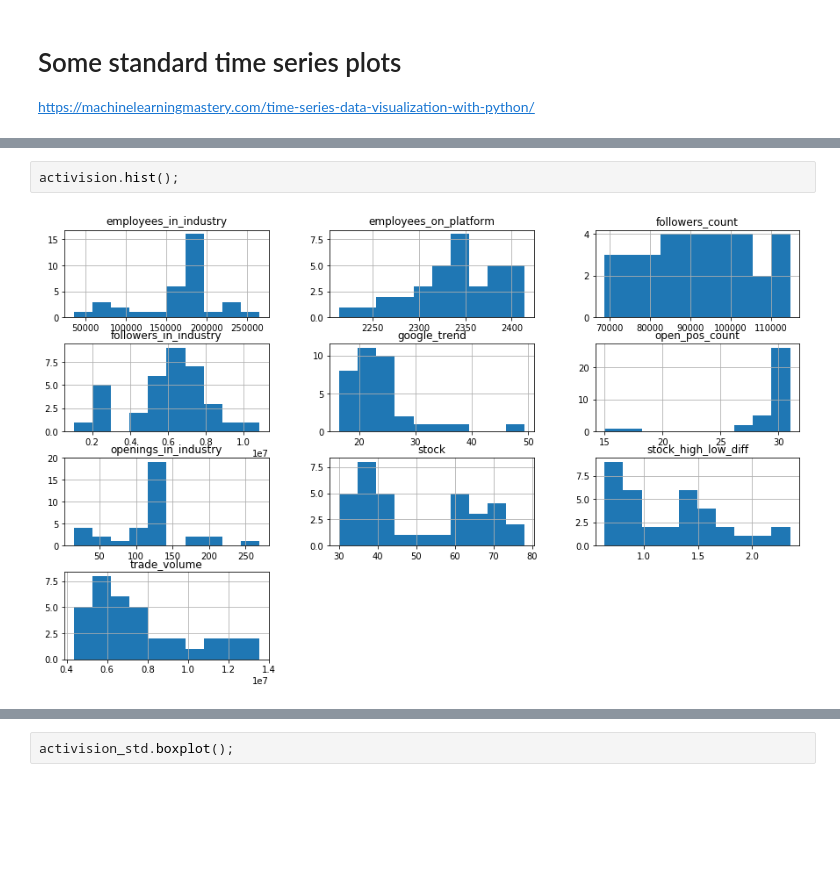
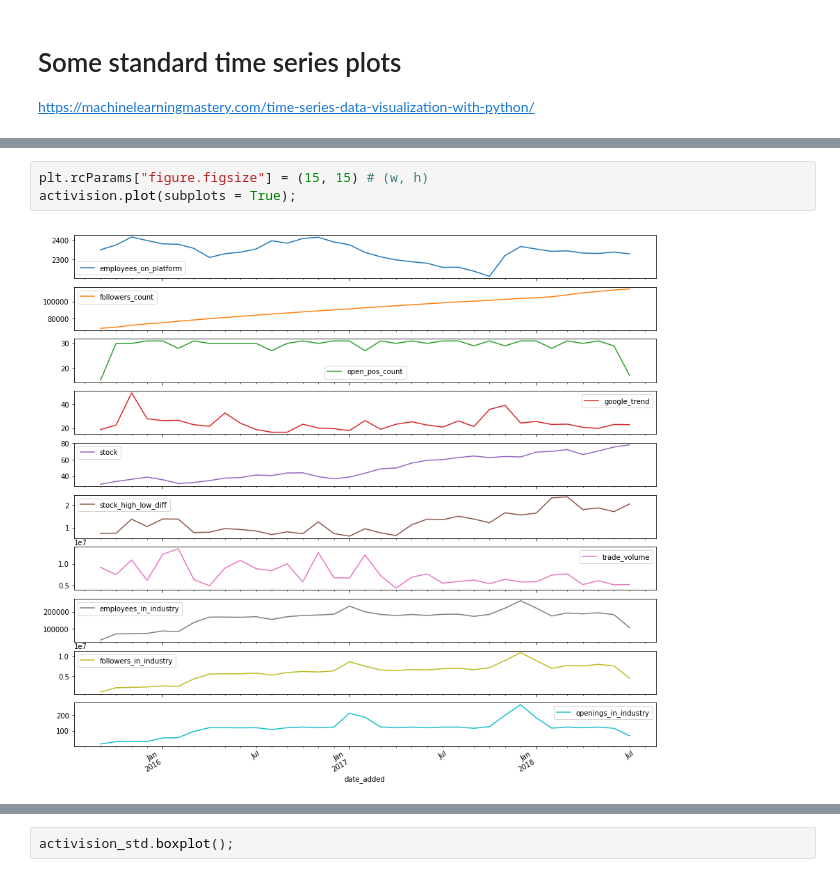
Before and after one commit to BoGGoG/DataIncubatorProject, a Jupyter notebook: DataExploration_Activision.ipynb, the cells around one changed output, grey strips where cells are left out. Cells and saved outputs as stored; diff of their text form; blank space fills up the shorter version.

```diff
--- a/DataExploration_Activision.ipynb
+++ b/DataExploration_Activision.ipynb
@@ -75,4 +71,5 @@ activision.plot(subplots = True);
-# %%
-activision.hist();
-# %% [output]
-[figure, removed]
+# %%
+plt.rcParams["figure.figsize"] = (15, 15) # (w, h)
+activision.plot(subplots = True);
+# %% [output]
+[figure, added]
```
Also changed, not shown: parts of 3 cells of this notebook, 2 other files.
